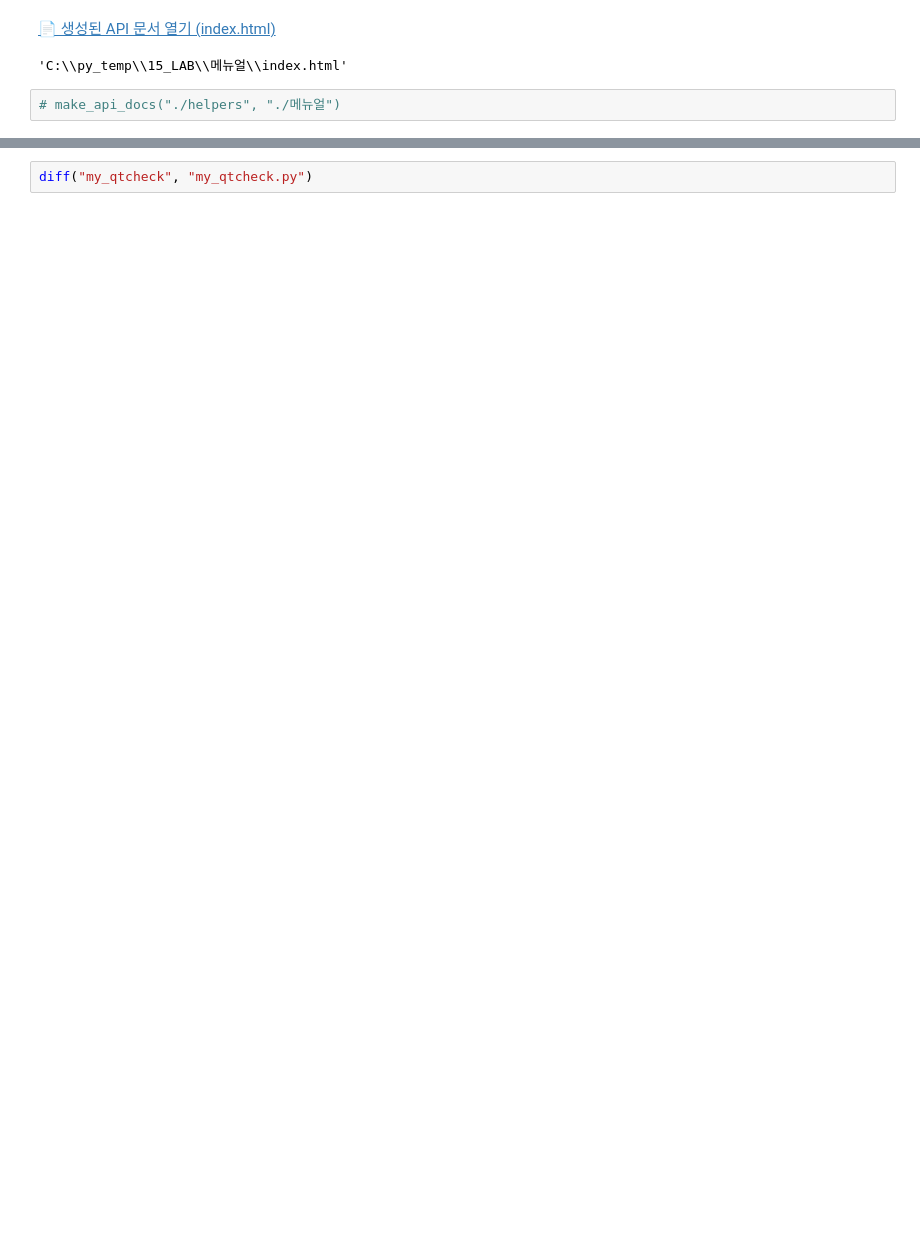
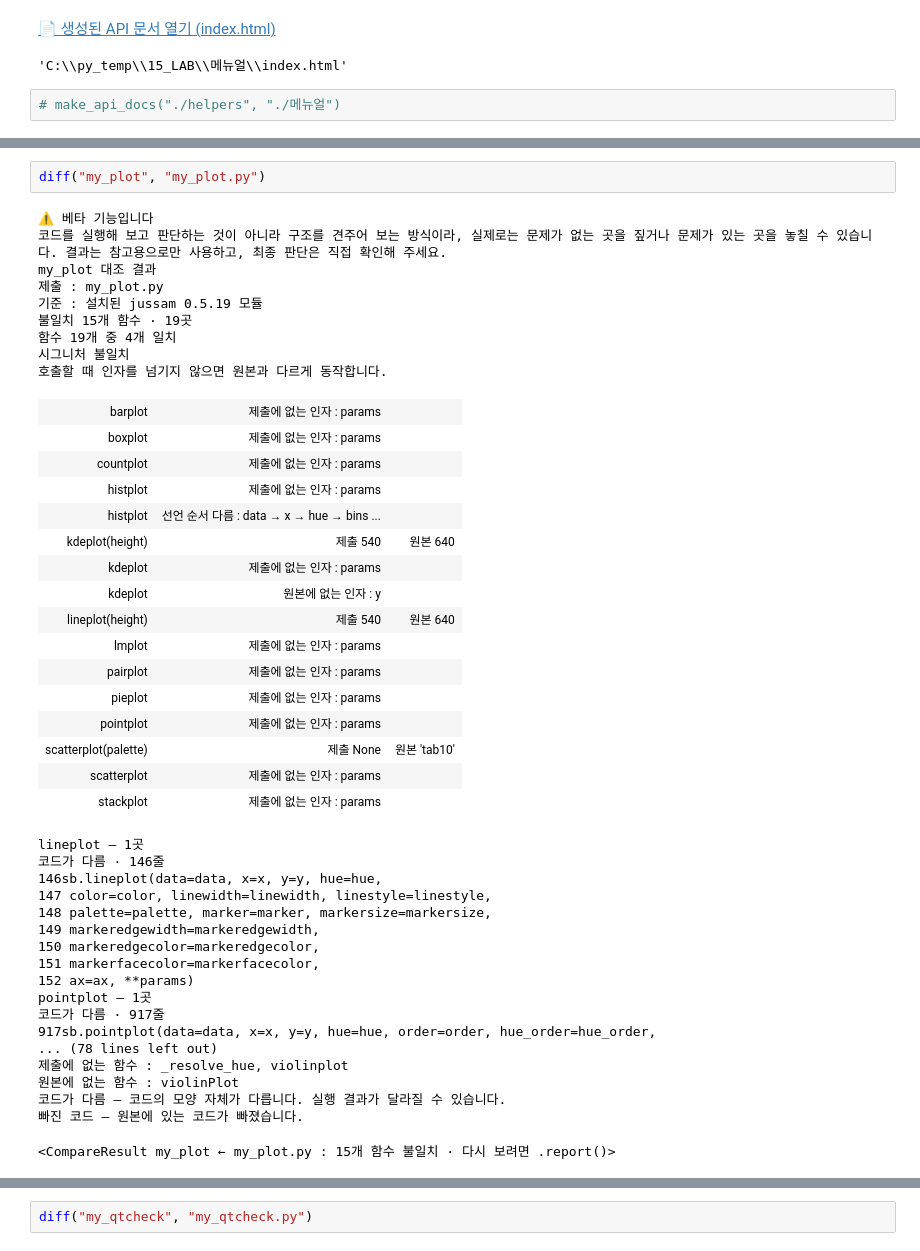
Before and after one commit to choi-yeonju/Python-Basics, a Jupyter notebook: helpers/정합성검사.ipynb, the cells around one changed output, grey strips where cells are left out. Drawn from its saved outputs; the diff is of its cells as text; blank space fills up the shorter version.

```diff
--- a/helpers/정합성검사.ipynb
+++ b/helpers/정합성검사.ipynb
@@ -65,0 +89,46 @@ diff("my_stats", "my_stats.py")
+# %%
+diff("my_plot", "my_plot.py")
+# %% [output]
+⚠️ 베타 기능입니다
+코드를 실행해 보고 판단하는 것이 아니라 구조를 견주어 보는 방식이라, 실제로는 문제가 없는 곳을 짚거나 문제가 있는 곳을 놓칠 수 있습니다. 결과는 참고용으로만 사용하고, 최종 판단은 직접 확인해 주세요.
+my_plot 대조 결과
+제출 : my_plot.py
+기준 : 설치된 jussam 0.5.19 모듈
+불일치 15개 함수 · 19곳
+함수 19개 중 4개 일치
+시그니처 불일치
+호출할 때 인자를 넘기지 않으면 원본과 다르게 동작합니다.
+| barplot | 제출에 없는 인자 : params |  |
+| boxplot | 제출에 없는 인자 : params |  |
+| countplot | 제출에 없는 인자 : params |  |
+| histplot | 제출에 없는 인자 : params |  |
+| histplot | 선언 순서 다름 : data → x → hue → bins ... |  |
+| kdeplot(height) | 제출 540 | 원본 640 |
+| kdeplot | 제출에 없는 인자 : params |  |
+| kdeplot | 원본에 없는 인자 : y |  |
+| lineplot(height) | 제출 540 | 원본 640 |
+| lmplot | 제출에 없는 인자 : params |  |
+| pairplot | 제출에 없는 인자 : params |  |
+| pieplot | 제출에 없는 인자 : params |  |
+| pointplot | 제출에 없는 인자 : params |  |
+| scatterplot(palette) | 제출 None | 원본 'tab10' |
+| scatterplot | 제출에 없는 인자 : params |  |
+| stackplot | 제출에 없는 인자 : params |  |
+lineplot — 1곳
+코드가 다름 · 146줄
+146sb.lineplot(data=data, x=x, y=y, hue=hue,
+147 color=color, linewidth=linewidth, linestyle=linestyle,
+148 palette=palette, marker=marker, markersize=markersize,
+149 markeredgewidth=markeredgewidth,
+150 markeredgecolor=markeredgecolor,
+151 markerfacecolor=markerfacecolor,
+152 ax=ax, **params)
+pointplot — 1곳
+코드가 다름 · 917줄
+917sb.pointplot(data=data, x=x, y=y, hue=hue, order=order, hue_order=hue_order,
+... (78 lines left out)
+제출에 없는 함수 : _resolve_hue, violinplot
+원본에 없는 함수 : violinPlot
+코드가 다름 — 코드의 모양 자체가 다릅니다. 실행 결과가 달라질 수 있습니다.
+빠진 코드 — 원본에 있는 코드가 빠졌습니다.
+<CompareResult my_plot ← my_plot.py : 15개 함수 불일치 · 다시 보려면 .report()>
```
Also changed, not shown: parts of 15 cells of this notebook.
